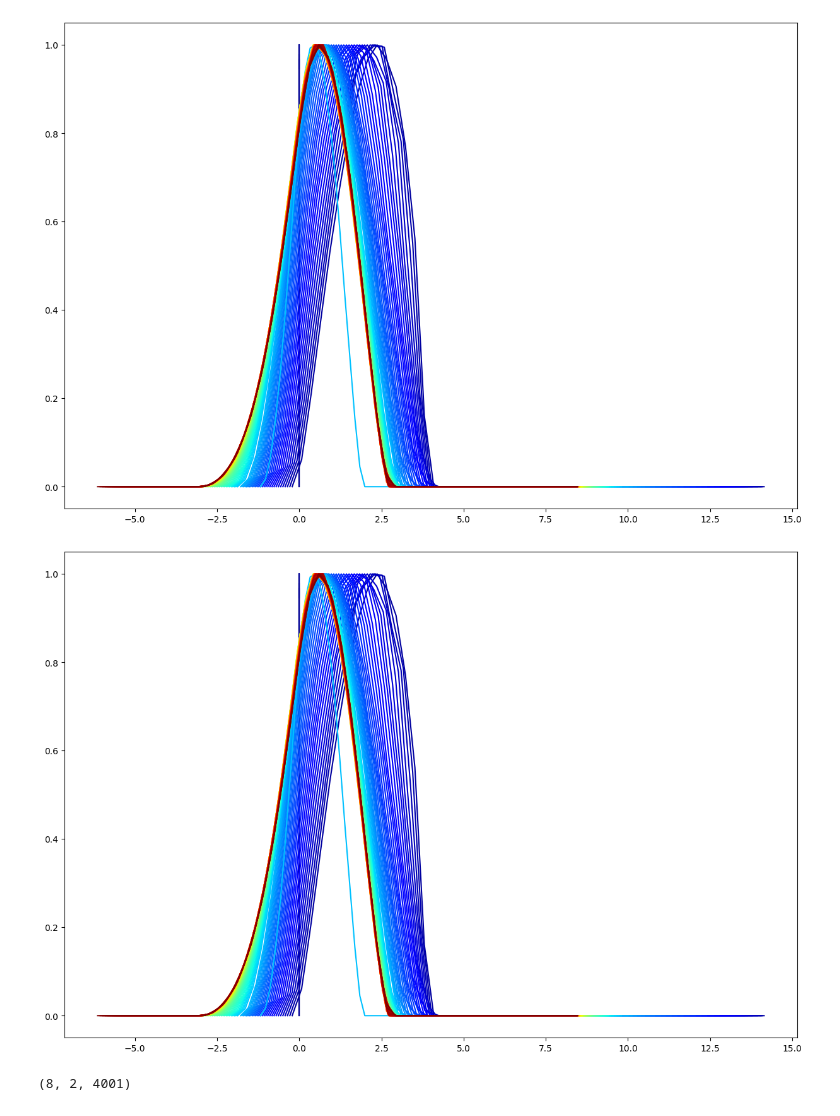
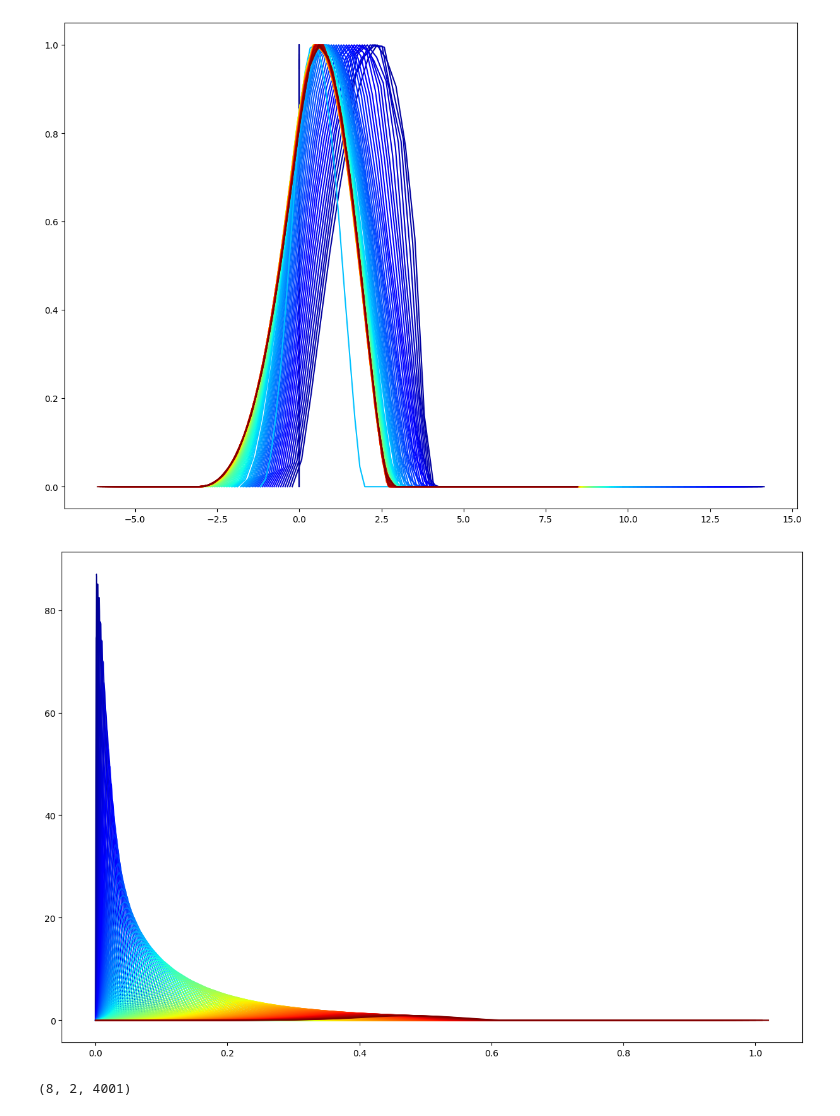
Before and after one commit to grufkork/neutrino_bsc_26, a Jupyter notebook: main.ipynb, the cells around one changed output. Cells and saved outputs as stored; diff of their text form; code cells hidden in the pictures.

Commit message:
Detransform data

```diff
--- a/main.ipynb
+++ b/main.ipynb
@@ -133,20 +133,21 @@ for (i, (qval, wvals, yvals)) in enumerate(zip(q, data[:, idx, 0], data[:, idx,
 # %%
 # How to use
 reload_modules()
 q, data = modules.loaddata.load_response_functions("../week4/results/", "responses_C12_CC_LFG")
 transform_params = modules.interpolation_preprocess.get_transform_params(q, data)
 data_transformed = modules.interpolation_preprocess.transform_data(q, data, transform_params)
+data_transformed = modules.interpolation_preprocess.detransform_data(q, data_transformed, transform_params)
 
 plt.figure(figsize=(15,10))
 
 colors = modules.utils.generate_colourscale(len(q))
 for idx in range(1,2):
     for i, qval in enumerate(q):
         wvals = data_transformed[i,idx,0]
         yvals = data_transformed[i,idx,1]
         plt.plot(wvals, yvals, color=colors[i])
 # %% [output]
-[figure, old version]
+[figure, new version]
 # %%
 reload_modules()
 (ab_initio_qvals, ab_initio_data) = modules.loaddata.load_ab_initio("./data/ab_initio_nu_responses/")
```
Also changed, not shown: 1 other file.
